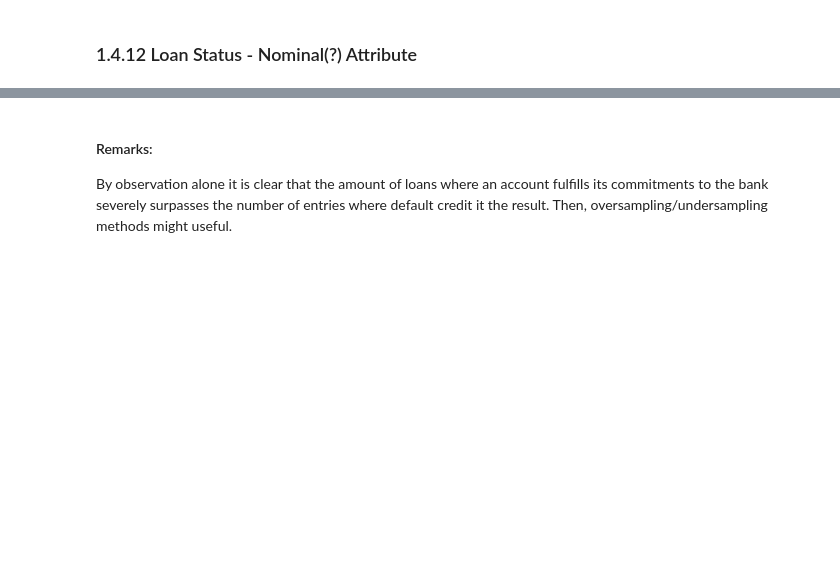
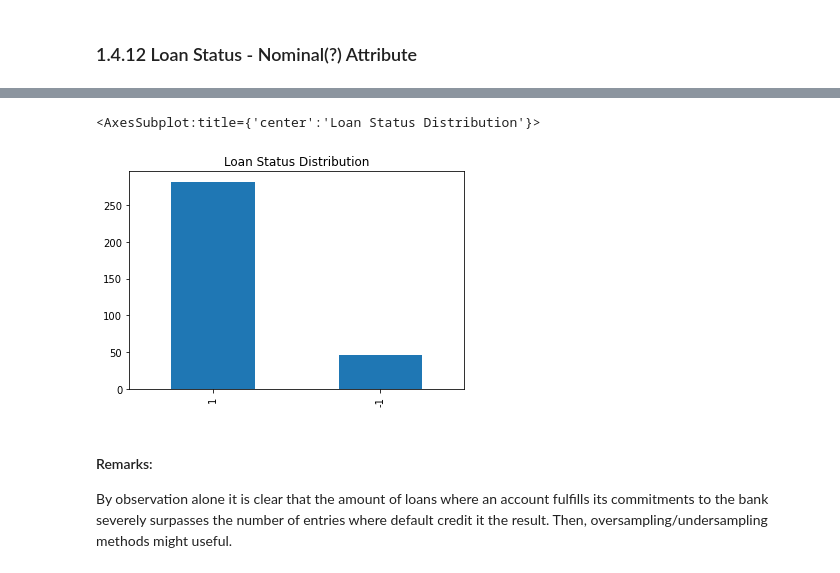
Before and after one commit to dmfrodrigues/feup-ac-proj, a Jupyter notebook: data/Complete Notebook.ipynb, the cells around one changed output, grey strips where cells are left out. Cells and saved outputs as stored; diff of their text form; code cells hidden in the pictures; blank space fills up the shorter version.

```diff
--- a/data/Complete Notebook.ipynb
+++ b/data/Complete Notebook.ipynb
@@ -580,6 +780,9 @@ Besides, in some way seems to be in agreement with the loan amount atribute, as
 # %%
 # -1 -> not paid; 1 -> paid
-#complete['loan status'].value_counts().plot(kind='bar')
+complete['loan status'].value_counts().plot(kind='bar', title="Loan Status Distribution")
+# %% [output]
+<AxesSubplot:title={'center':'Loan Status Distribution'}>
+[figure, added]
 # %% [markdown]
 #### Remarks:
 By observation alone it is clear that the amount of loans where an account fulfills its commitments to the bank severely surpasses the number of entries where default credit it the result. Then, oversampling/undersampling methods might useful.
```
Also changed, not shown: parts of 103 cells of this notebook, 21 other files.
